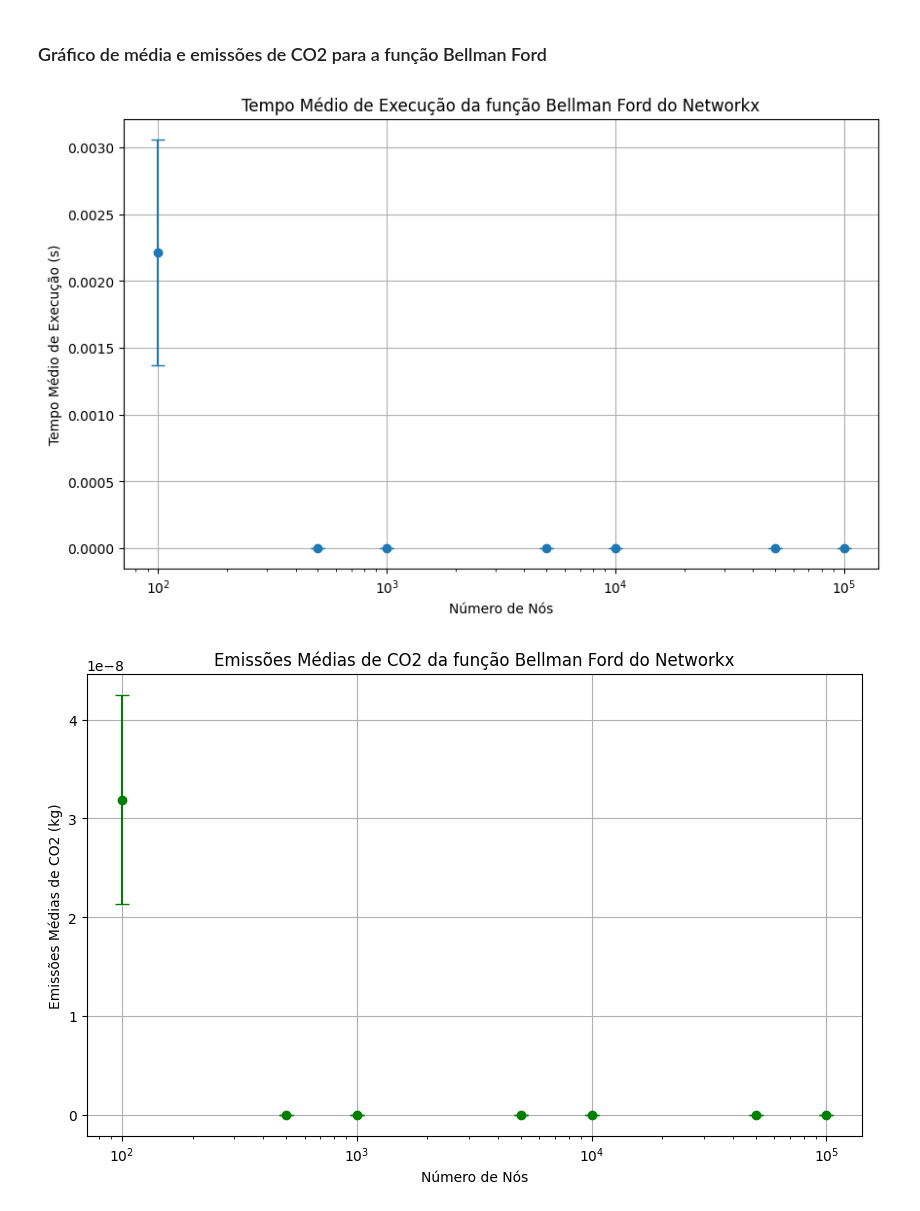
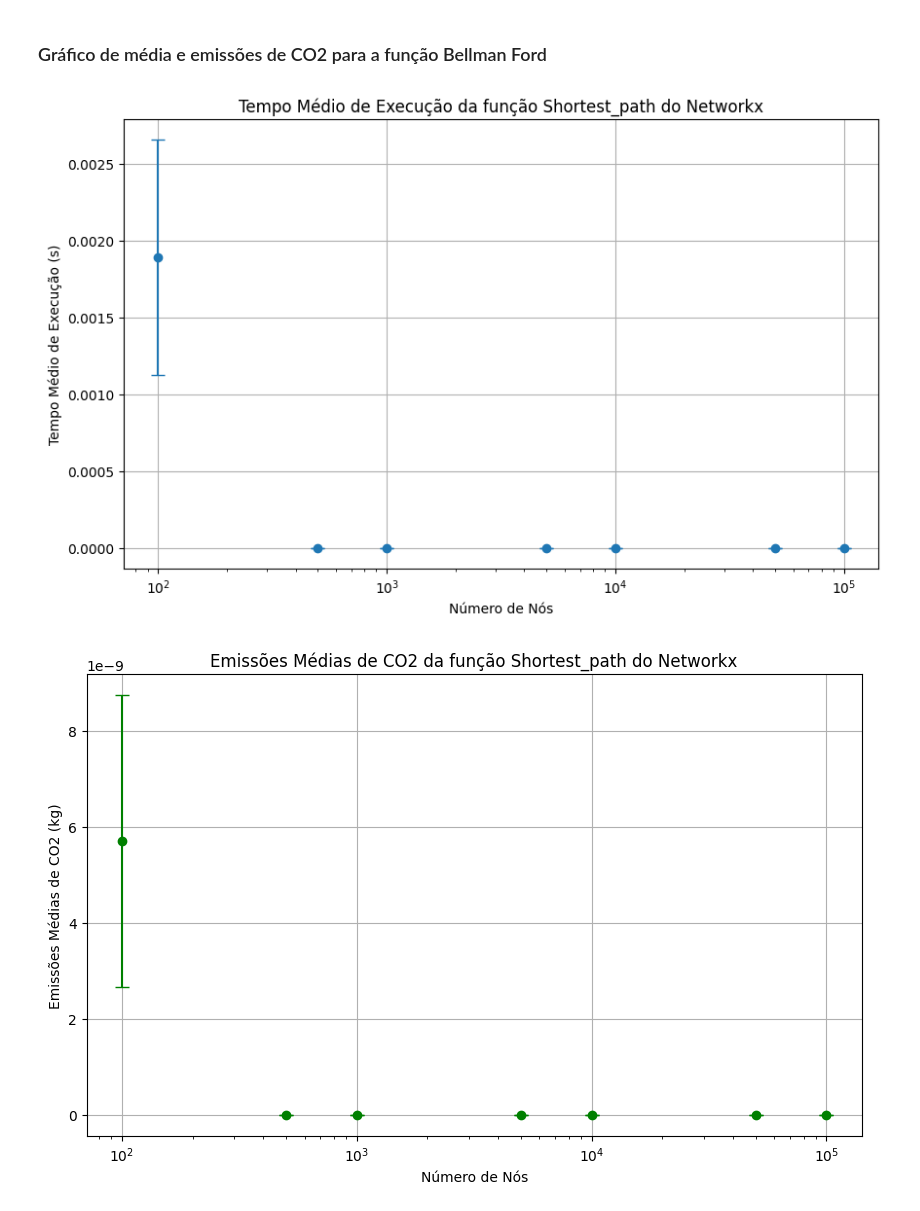
Before and after one commit to LukasMarquess/DijkstraClassic-x-DijkstraWith.MinHeap, a Jupyter notebook: Dijkstra.ipynb, the cells around one changed output. Saved outputs shown, nothing was run; the diff lists cells and outputs as text; code cells hidden in the pictures.

Commit message:
Arrumando função de menor caminho do networkx

```diff
--- a/Dijkstra.ipynb
+++ b/Dijkstra.ipynb
@@ -417,26 +437,7 @@ for i in range(1, 16):
   # Mede o tempo total do algotimo de Dijkstra
   start_time = time.time()
 
-  result = dijkstrasAlgorithmMinHeap(nos_aleatorios[i%5], lista_adjacencia_pesos)
-
-  # Finaliza o cálculo de tempo e emissões
-  end_time = time.time()
-  elapsed = end_time - start_time
-  emissions = tracker.stop()
-
-  # Salvando os dados no dataframe
-  df_dijkstraMinHeap.loc[numero_nos, i] = elapsed
-  df_O2.loc[numero_nos, i] = emissions# Laço for para rodar os algoritimos
-for i in range(1, 16):
-
-  # Inicia o rastreador de emissões
-  tracker = EmissionsTracker(output_dir=".", save_to_file=False, log_level="error")
-  tracker.start()
-
-  # Mede o tempo total do algotimo de Dijkstra
-  start_time = time.time()
-
-  result = nx.single_source_bellman_ford_path_length(G, source=nos_aleatorios[i%5])
+  result = nx.shortest_path(G, nos_aleatorios[i%5], weight='weight')
 
   # Finaliza o cálculo de tempo e emissões
   end_time = time.time()
@@ -558,27 +559,27 @@ plt.show()
 # %%
 import matplotlib.pyplot as plt
 
 # Plotar o gráfico de tempo médio com desvio padrão para Networkx Bellman Ford
 plt.figure(figsize=(10, 6))
 plt.errorbar(df_Dadosnetworkx.index, df_Dadosnetworkx['Média'], yerr=df_Dadosnetworkx['Desvio Padrão'], fmt='o', capsize=5)
 plt.xscale('log') # Usar escala logarítmica para o eixo x
 plt.xlabel('Número de Nós')
 plt.ylabel('Tempo Médio de Execução (s)')
-plt.title('Tempo Médio de Execução da função Bellman Ford do Networkx')
+plt.title('Tempo Médio de Execução da função Shortest_path do Networkx')
 plt.grid(True)
 plt.show()
 
 print()
 
 # Plotar o gráfico de emissões médias de CO2 com desvio padrão para Networkx Bellman Ford
 plt.figure(figsize=(10, 6))
 plt.errorbar(df_Dadosnetworkx.index, df_Dadosnetworkx['Média O2'], yerr=df_Dadosnetworkx['Desvio Padrão O2'], fmt='o', capsize=5, color='green')
 plt.xscale('log') # Usar escala logarítmica para o eixo x
 plt.xlabel('Número de Nós')
 plt.ylabel('Emissões Médias de CO2 (kg)')
-plt.title('Emissões Médias de CO2 da função Bellman Ford do Networkx')
+plt.title('Emissões Médias de CO2 da função Shortest_path do Networkx')
 plt.grid(True)
 plt.show()
 # %% [output]
-[figure, old version]
+[figure, new version]
-[figure, old version]
+[figure, new version]
```
Also changed, not shown: parts of 8 cells of this notebook.
